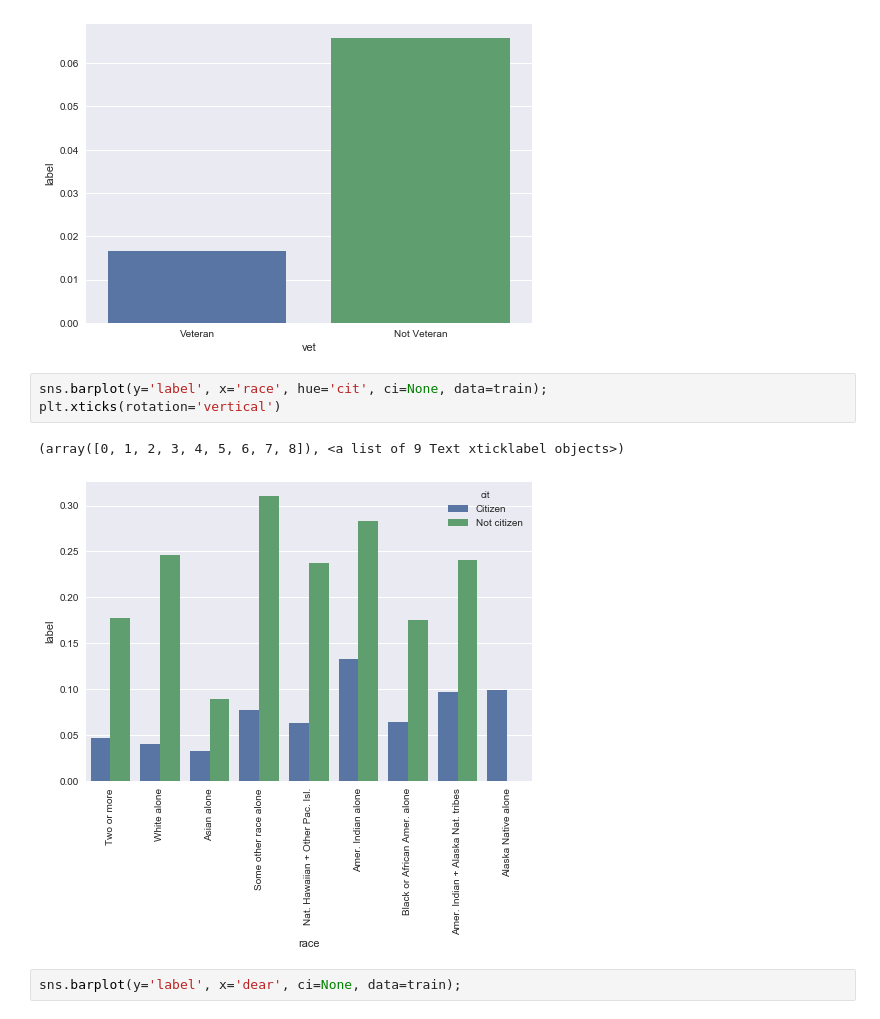
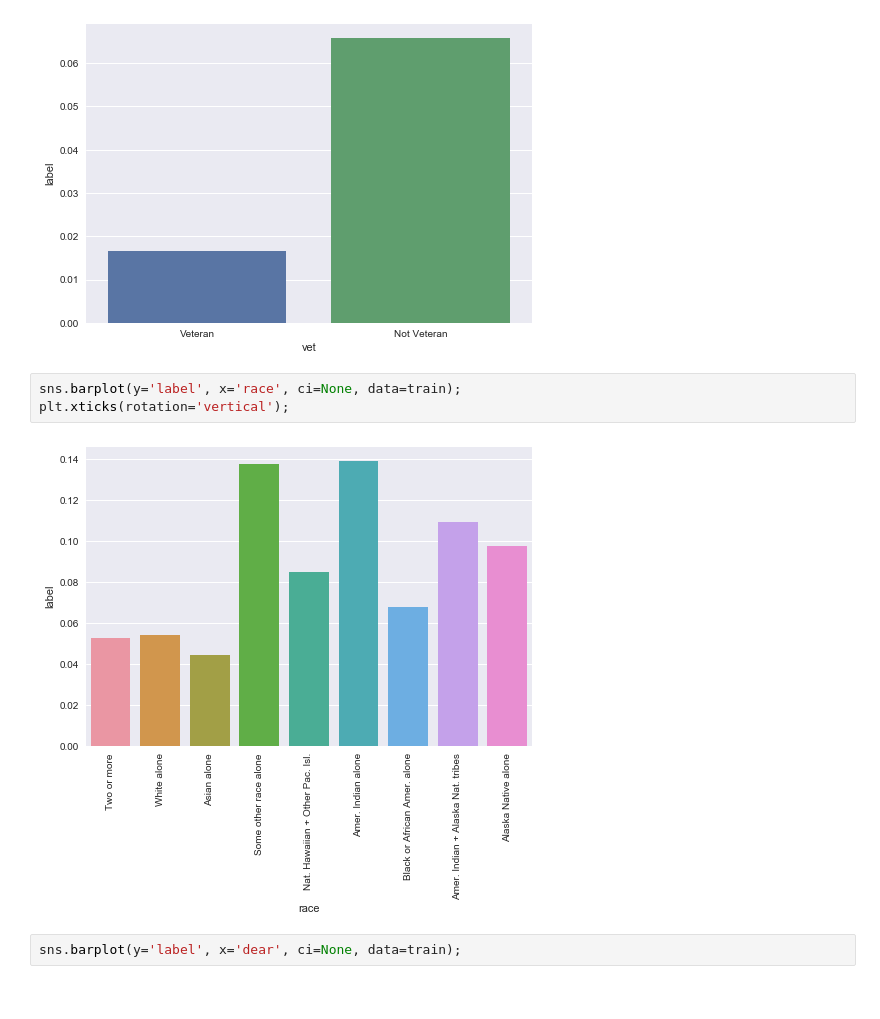
Before and after one commit to sdaza/imbalance-classification, a Jupyter notebook: EDA.ipynb, the cells around one changed output. Cells and saved outputs as stored; diff of their text form.

```diff
--- a/EDA.ipynb
+++ b/EDA.ipynb
@@ -88,11 +107,10 @@ sns.barplot(y='label', x='vet', ci=None, data=train);
 # %% [output]
 [figure]
 # %%
-sns.barplot(y='label', x='race', hue='cit', ci=None, data=train);
-plt.xticks(rotation='vertical')
+sns.barplot(y='label', x='race', ci=None, data=train);
+plt.xticks(rotation='vertical');
 # %% [output]
-(array([0, 1, 2, 3, 4, 5, 6, 7, 8]), <a list of 9 Text xticklabel objects>)
-[figure, old version]
+[figure, new version]
 # %%
 sns.barplot(y='label', x='dear', ci=None, data=train);
 # %% [output]
```
Also changed, not shown: parts of 102 cells of this notebook.
